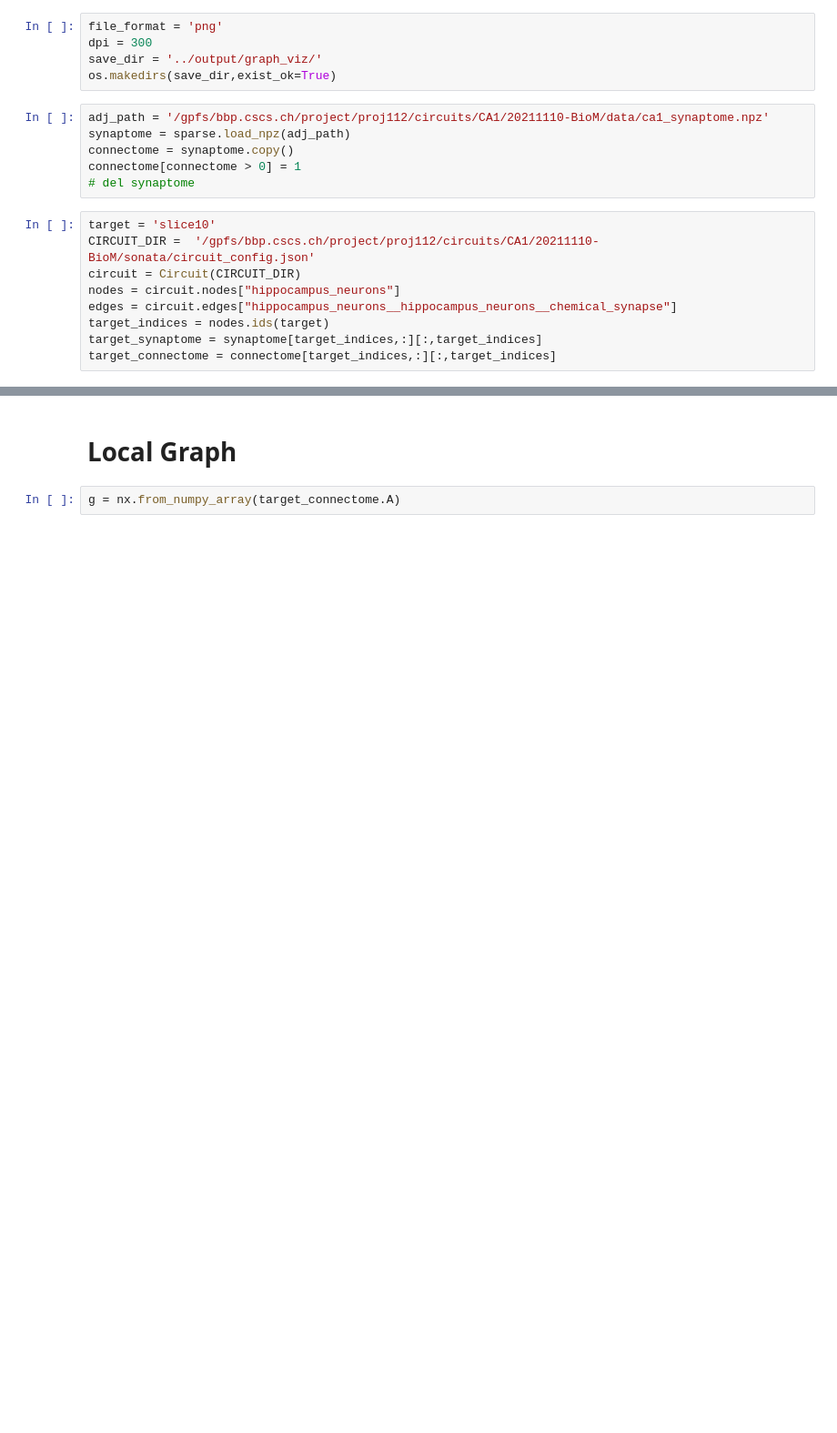
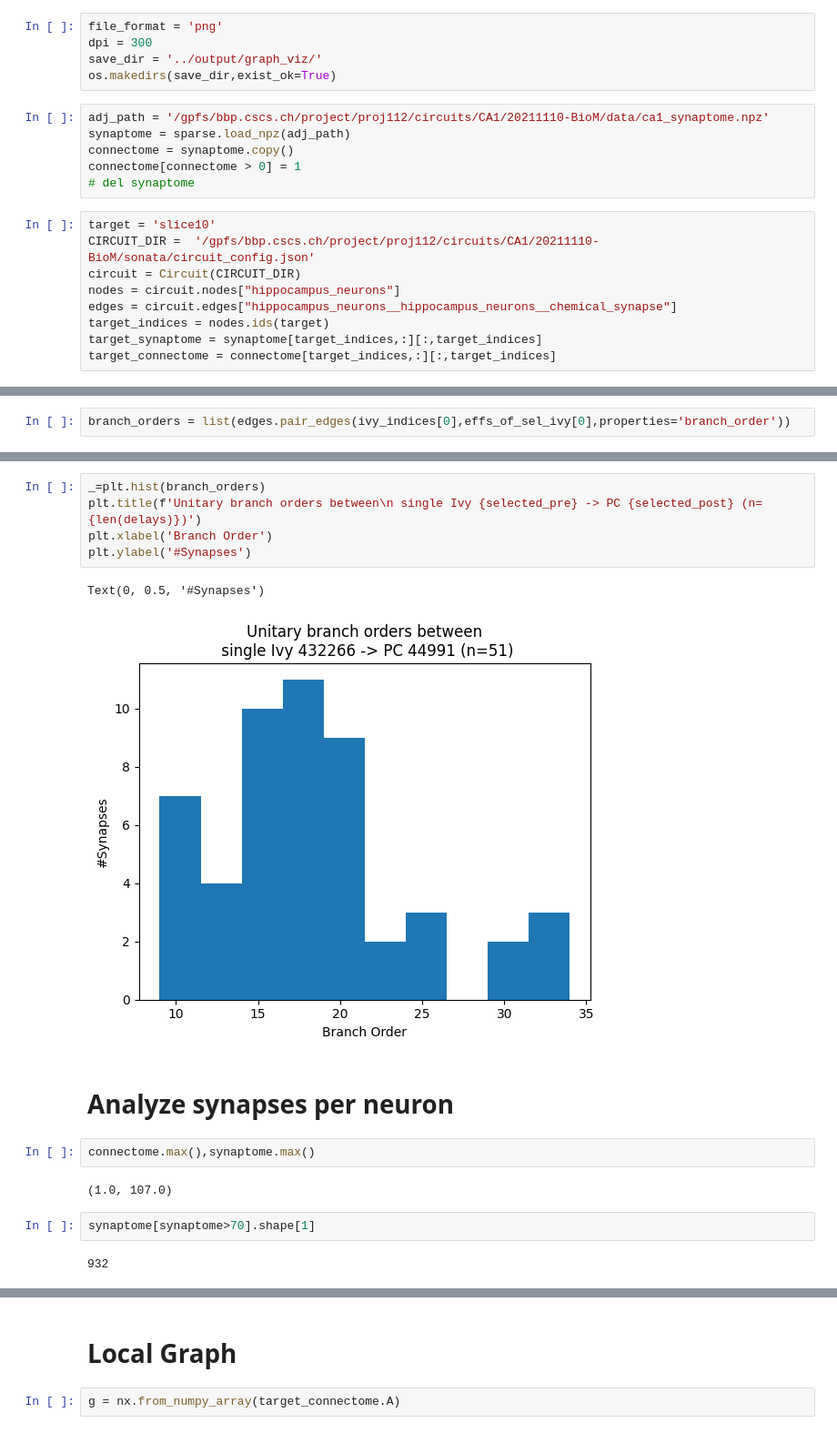
Before and after one commit to KeremKurban/graph_analysis, a Jupyter notebook: notebooks/synapses_investigate.ipynb, the cells around one changed output, grey strips where cells are left out. Shown at 91% size. Drawn from its saved outputs; the diff is of its cells as text; blank space fills up the shorter version.

```diff
--- a/notebooks/Untitled.ipynb
+++ b/notebooks/synapses_investigate.ipynb
@@ -32,0 +160,2 @@ mtypes_by_gid = np.array(nodes.get(target).mtype.values)
+# %%
+branch_orders = list(edges.pair_edges(ivy_indices[0],effs_of_sel_ivy[0],properties='branch_order'))
@@ -32,0 +174,18 @@ mtypes_by_gid = np.array(nodes.get(target).mtype.values)
+# %%
+_=plt.hist(branch_orders)
+plt.title(f'Unitary branch orders between\n single Ivy {selected_pre} -> PC {selected_post} (n={len(delays)})')
+plt.xlabel('Branch Order')
+plt.ylabel('#Synapses')
+# %% [output]
+Text(0, 0.5, '#Synapses')
+[figure, added]
+# %% [markdown]
+# Analyze synapses per neuron
+# %%
+connectome.max(),synaptome.max()
+# %% [output]
+(1.0, 107.0)
+# %%
+synaptome[synaptome>70].shape[1]
+# %% [output]
+932
```
Also changed, not shown: parts of 38 cells of this notebook, 35 other files.
